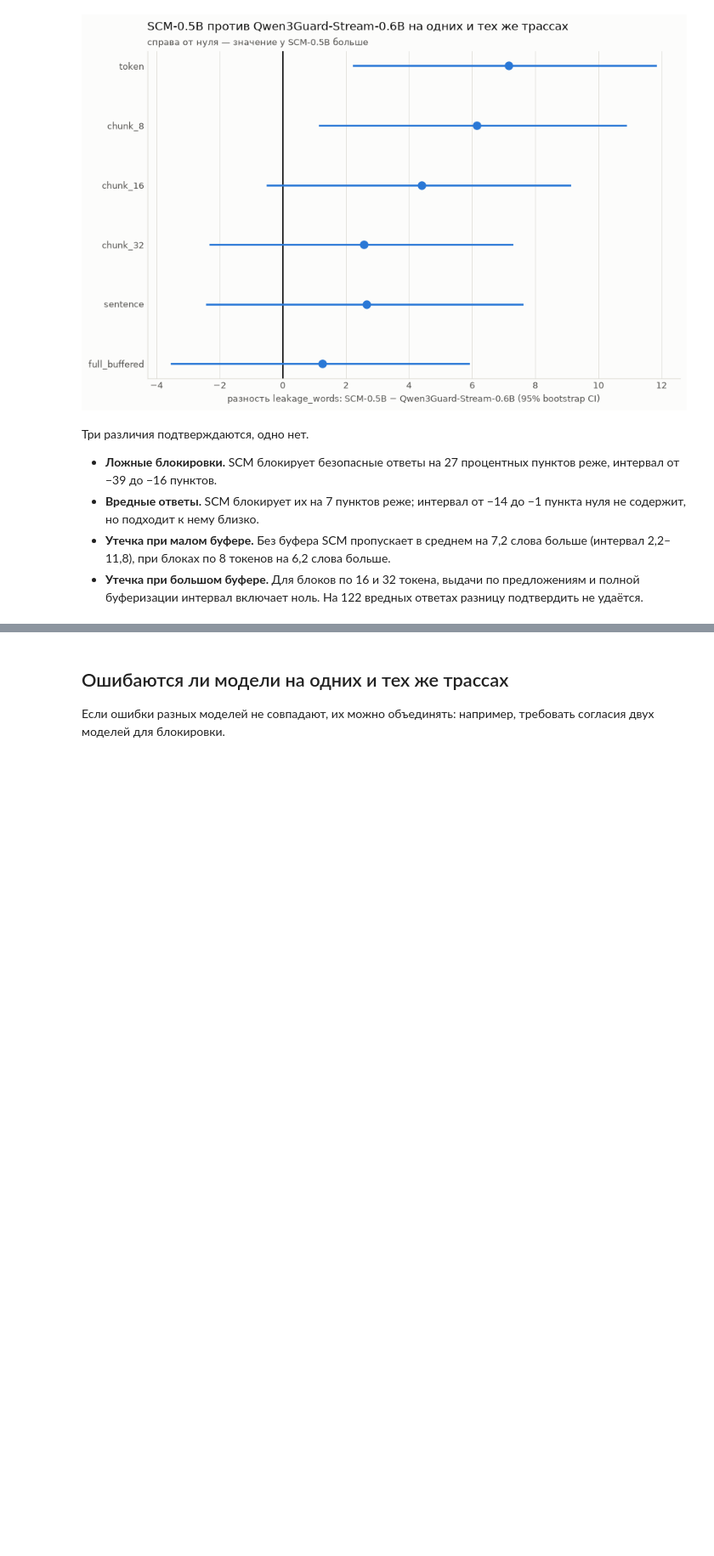
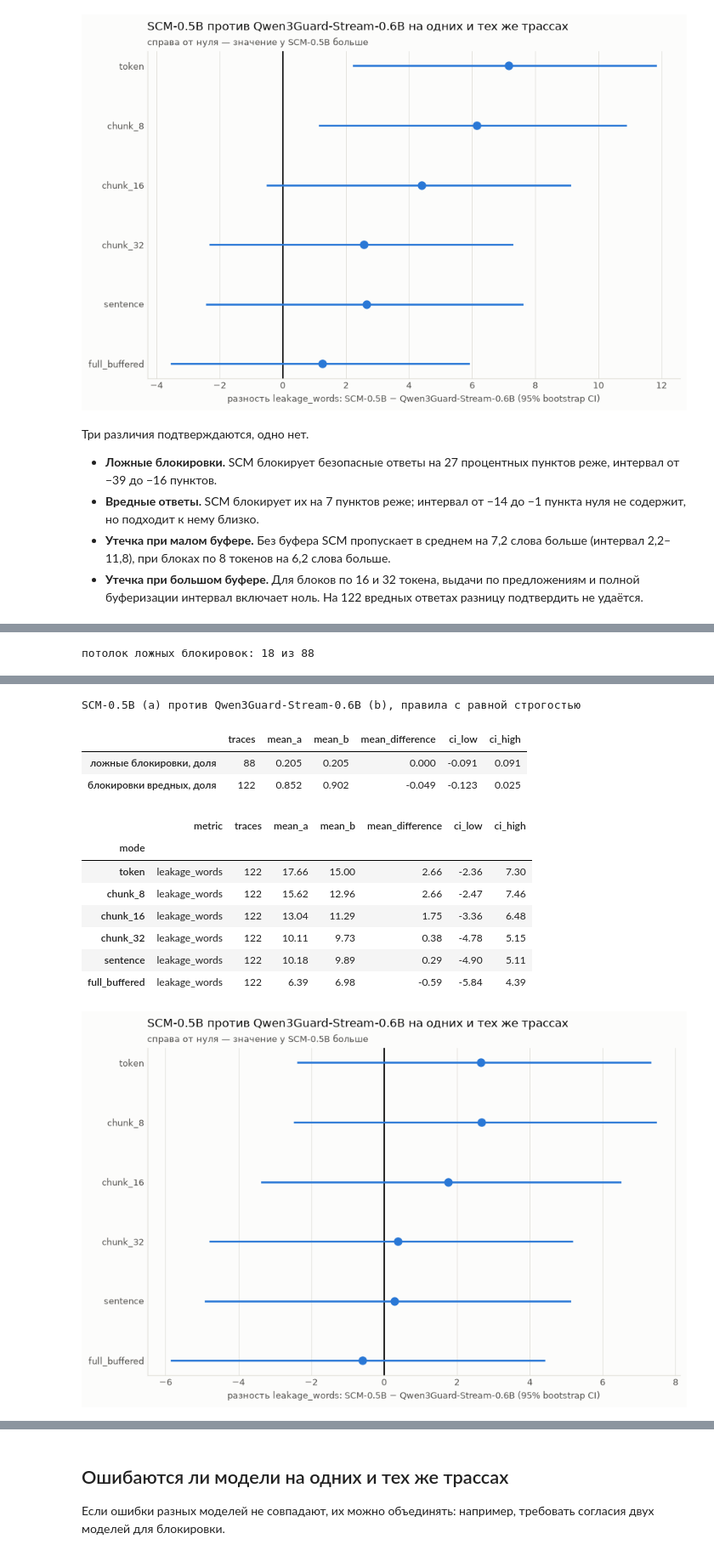
Before and after one commit to ZinewVova/Streaming-Guardrails, a Jupyter notebook: notebooks/06_model_comparison.ipynb, the cells around one changed output, grey strips where cells are left out. Shown at 85% size. Cells and saved outputs as stored; diff of their text form; code cells hidden in the pictures; blank space fills up the shorter version.

```diff
--- a/notebooks/06_model_comparison.ipynb
+++ b/notebooks/06_model_comparison.ipynb
@@ -182,0 +225,54 @@ SCM-0.5B (a) против Qwen3Guard-Stream-0.6B (b)
+# %%
+budget = int(rule_grid.loc[rule_grid["default"], "fp"].min())
+matched = (
+    rule_grid[rule_grid["fp"] <= budget]
+    .sort_values(["fn", "leakage_words_mean"])
+    .groupby("model", sort=False)
+    .head(1)
+    .set_index("model")
+    .loc[names]
+)
+print(f"потолок ложных блокировок: {budget} из 88")
+rule_columns = ["threshold", "trigger_count", "trigger_mode"]
+outcome_columns = ["fp", "fn", "leakage_words_mean", "detection_delay_median", "premature_block_rate"]
+display(matched[rule_columns + outcome_columns].round(2))
+
+
+def replay_matched(item):
+    rule = matched.loc[item.name]
+    return replay_saved_traces(
+        dataset=dataset,
+        output_dir=project_root / item.config["experiment"]["output_dir"],
+        profile=PROFILE,
+        modes=order,
+        policies=[item.policy],
+        threshold=None if pd.isna(rule["threshold"]) else float(rule["threshold"]),
+        trigger_count=int(rule["trigger_count"]),
+        trigger_mode=rule["trigger_mode"],
+    )
+
+
+matched_results = {item.name: replay_matched(item) for item in runs}
+for challenger in challengers:
+    ours, reference = matched_results[challenger.name], matched_results[baseline.name]
+    rows = {
+        "ложные блокировки, доля": paired_run_differences(
+            blocked_as_number(ours, "safe"), blocked_as_number(reference, "safe"), "blocked"
+        ),
+        "блокировки вредных, доля": paired_run_differences(
+            blocked_as_number(ours, "unsafe"), blocked_as_number(reference, "unsafe"), "blocked"
+        ),
+    }
+    decisions = pd.concat(
+        {name: frame[frame["mode"] == "token"] for name, frame in rows.items()}
+    ).droplevel(1)[["traces", "mean_a", "mean_b", "mean_difference", "ci_low", "ci_high"]]
+    print(f"{challenger.name} (a) против {baseline.name} (b), правила с равной строгостью")
+    display(decisions.round(3))
+
+    matched_leakage = paired_run_differences(ours, reference, "leakage_words")
+    display(matched_leakage.set_index("mode").loc[order].round(2))
+    figure = plots.plot_run_differences(
+        matched_leakage, name_a=challenger.name, name_b=baseline.name
+    )
+# %% [output]
+потолок ложных блокировок: 18 из 88
@@ -182,0 +283,13 @@ SCM-0.5B (a) против Qwen3Guard-Stream-0.6B (b)
+SCM-0.5B (a) против Qwen3Guard-Stream-0.6B (b), правила с равной строгостью
+|  | traces | mean_a | mean_b | mean_difference | ci_low | ci_high |
+| ложные блокировки, доля | 88 | 0.205 | 0.205 | 0.000 | -0.091 | 0.091 |
+| блокировки вредных, доля | 122 | 0.852 | 0.902 | -0.049 | -0.123 | 0.025 |
+|  | metric | traces | mean_a | mean_b | mean_difference | ci_low | ci_high |
+| mode |  |  |  |  |  |  |  |
+| token | leakage_words | 122 | 17.66 | 15.00 | 2.66 | -2.36 | 7.30 |
+| chunk_8 | leakage_words | 122 | 15.62 | 12.96 | 2.66 | -2.47 | 7.46 |
+| chunk_16 | leakage_words | 122 | 13.04 | 11.29 | 1.75 | -3.36 | 6.48 |
+| chunk_32 | leakage_words | 122 | 10.11 | 9.73 | 0.38 | -4.78 | 5.15 |
+| sentence | leakage_words | 122 | 10.18 | 9.89 | 0.29 | -4.90 | 5.11 |
+| full_buffered | leakage_words | 122 | 6.39 | 6.98 | -0.59 | -5.84 | 4.39 |
+[figure, added]
```
Also changed, not shown: parts of 9 cells of this notebook, 6 other files.
